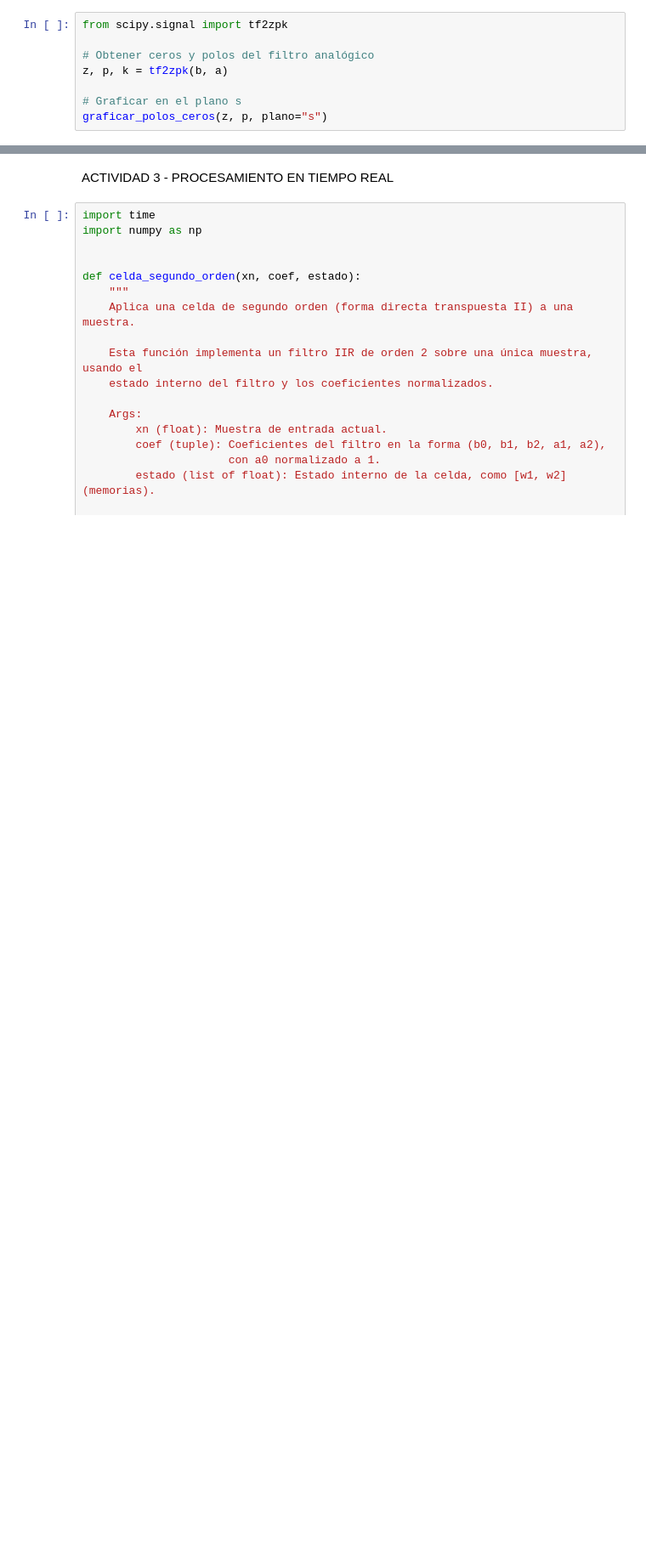
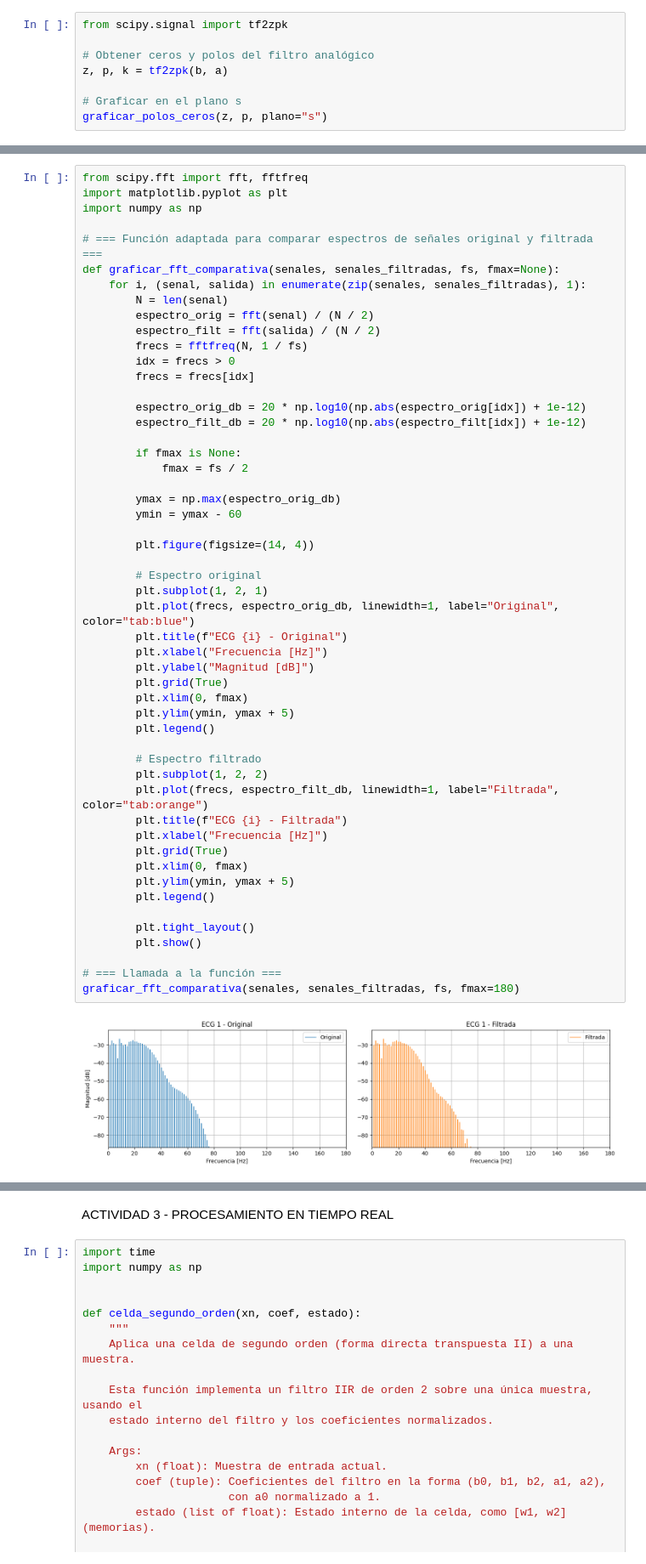
Before and after one commit to LeandroMurillo/TrabajoFinalPDS, a Jupyter notebook: TFI_PDS.ipynb, the cells around one changed output, grey strips where cells are left out. Shown at 85% size. Cells and saved outputs as stored; diff of their text form; blank space fills up the shorter version.

```diff
--- a/TFI_PDS.ipynb
+++ b/TFI_PDS.ipynb
@@ -448,0 +519,54 @@ plt.show()
+# %%
+from scipy.fft import fft, fftfreq
+import matplotlib.pyplot as plt
+import numpy as np
+
+# === Función adaptada para comparar espectros de señales original y filtrada ===
+def graficar_fft_comparativa(senales, senales_filtradas, fs, fmax=None):
+    for i, (senal, salida) in enumerate(zip(senales, senales_filtradas), 1):
+        N = len(senal)
+        espectro_orig = fft(senal) / (N / 2)
+        espectro_filt = fft(salida) / (N / 2)
+        frecs = fftfreq(N, 1 / fs)
+        idx = frecs > 0
+        frecs = frecs[idx]
+
+        espectro_orig_db = 20 * np.log10(np.abs(espectro_orig[idx]) + 1e-12)
+        espectro_filt_db = 20 * np.log10(np.abs(espectro_filt[idx]) + 1e-12)
+
+        if fmax is None:
+            fmax = fs / 2
+
+        ymax = np.max(espectro_orig_db)
+        ymin = ymax - 60
+
+        plt.figure(figsize=(14, 4))
+
+        # Espectro original
+        plt.subplot(1, 2, 1)
+        plt.plot(frecs, espectro_orig_db, linewidth=1, label="Original", color="tab:blue")
+        plt.title(f"ECG {i} - Original")
+        plt.xlabel("Frecuencia [Hz]")
+        plt.ylabel("Magnitud [dB]")
+        plt.grid(True)
+        plt.xlim(0, fmax)
+        plt.ylim(ymin, ymax + 5)
+        plt.legend()
+
+        # Espectro filtrado
+        plt.subplot(1, 2, 2)
+        plt.plot(frecs, espectro_filt_db, linewidth=1, label="Filtrada", color="tab:orange")
+        plt.title(f"ECG {i} - Filtrada")
+        plt.xlabel("Frecuencia [Hz]")
+        plt.grid(True)
+        plt.xlim(0, fmax)
+        plt.ylim(ymin, ymax + 5)
+        plt.legend()
+
+        plt.tight_layout()
+        plt.show()
+
+# === Llamada a la función ===
+graficar_fft_comparativa(senales, senales_filtradas, fs, fmax=180)
+# %% [output]
+[figure, added]
```
Also changed, not shown: parts of 15 cells of this notebook.
